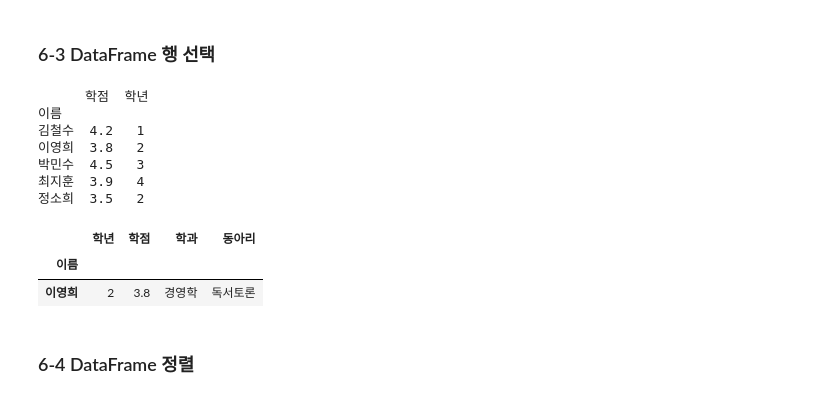
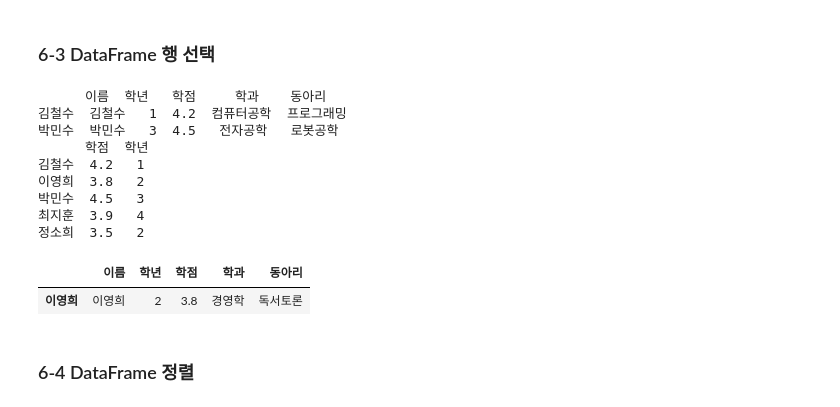
Before and after one commit to So-Youn/Data-Analysis-with-Open-Source, a Jupyter notebook: 오픈소스_데이터_분석_6강.ipynb, the cells around one changed output. Drawn from its saved outputs; the diff is of its cells as text; code cells hidden in the pictures.

```diff
--- a/오픈소스_데이터_분석_6강.ipynb
+++ b/오픈소스_데이터_분석_6강.ipynb
@@ -84,42 +88,51 @@ data = {
     "학점": [4.2, 3.8, 4.5, 3.9, 3.5],
     "학과": ["컴퓨터공학", "경영학", "전자공학", "의학", "심리학"],
     "동아리": ["프로그래밍", "독서토론", "로봇공학", "봉사활동", "음악감상"]
 }
 
 #DataFrame 인덱스 지정
 df = pd.DataFrame(data)
 df = df.set_index('이름')
+
+# 또는 한 번에 이렇게도 가능!
+df = pd.DataFrame(data, index=data["이름"])
 df
 
-#DataFrame 행 선택
+# DataFrame 행 선택
+## 주의: 이렇게 '이름'으로 인덱스 설정을 해주려면 무조건 df.set_index('이름')를 해주어야 함
+# df['컬럼명']
+# df.loc['행명']
 df.loc['김철수'] #location
 df.loc[['김철수','이영희']]
 df.loc['김철수':'박민수'] # 슬라이싱 기법
 
-#DataFrame 위치 기반 행 선택
-df.iloc[1] #indexlocation
+# #DataFrame 위치 기반 행 선택 (행을 이름이 아닌 숫자로 선택)
+df.iloc[1] # indexlocation
 df.iloc[[2,3]]
 df.iloc[1:3]
 
-#DataFrame 조건 기반 선택
-df.loc[[True,False,True,False,False]] # 레코드 갯수와 동일해야 한다.
+# #DataFrame 조건 기반 선택
+print(df.loc[[True,False,True,False,False]]) # 주의) DataFrame의 레코드 갯수와 동일해야 한다.
+
 print(df[['학점', '학년']])
+
 df.loc[df['학점'] >= 4.0]
 
 df[df['학년'] == 2]
 
 df[(df['학년'] == 2) & (df['학점'] >= 3.7)]
 # %% [output]
+      이름  학년   학점     학과    동아리
+김철수  김철수   1  4.2  컴퓨터공학  프로그래밍
+박민수  박민수   3  4.5   전자공학   로봇공학
       학점  학년
-이름
 김철수  4.2   1
 이영희  3.8   2
 박민수  4.5   3
 최지훈  3.9   4
 정소희  3.5   2
-|  | 학년 | 학점 | 학과 | 동아리 |
-| 이름 |  |  |  |  |
-| 이영희 | 2 | 3.8 | 경영학 | 독서토론 |
+|  | 이름 | 학년 | 학점 | 학과 | 동아리 |
+| 이영희 | 이영희 | 2 | 3.8 | 경영학 | 독서토론 |
 # %% [markdown]
 ### 6-4 DataFrame 정렬
 # %%
```
Also changed, not shown: parts of 6 cells of this notebook.
